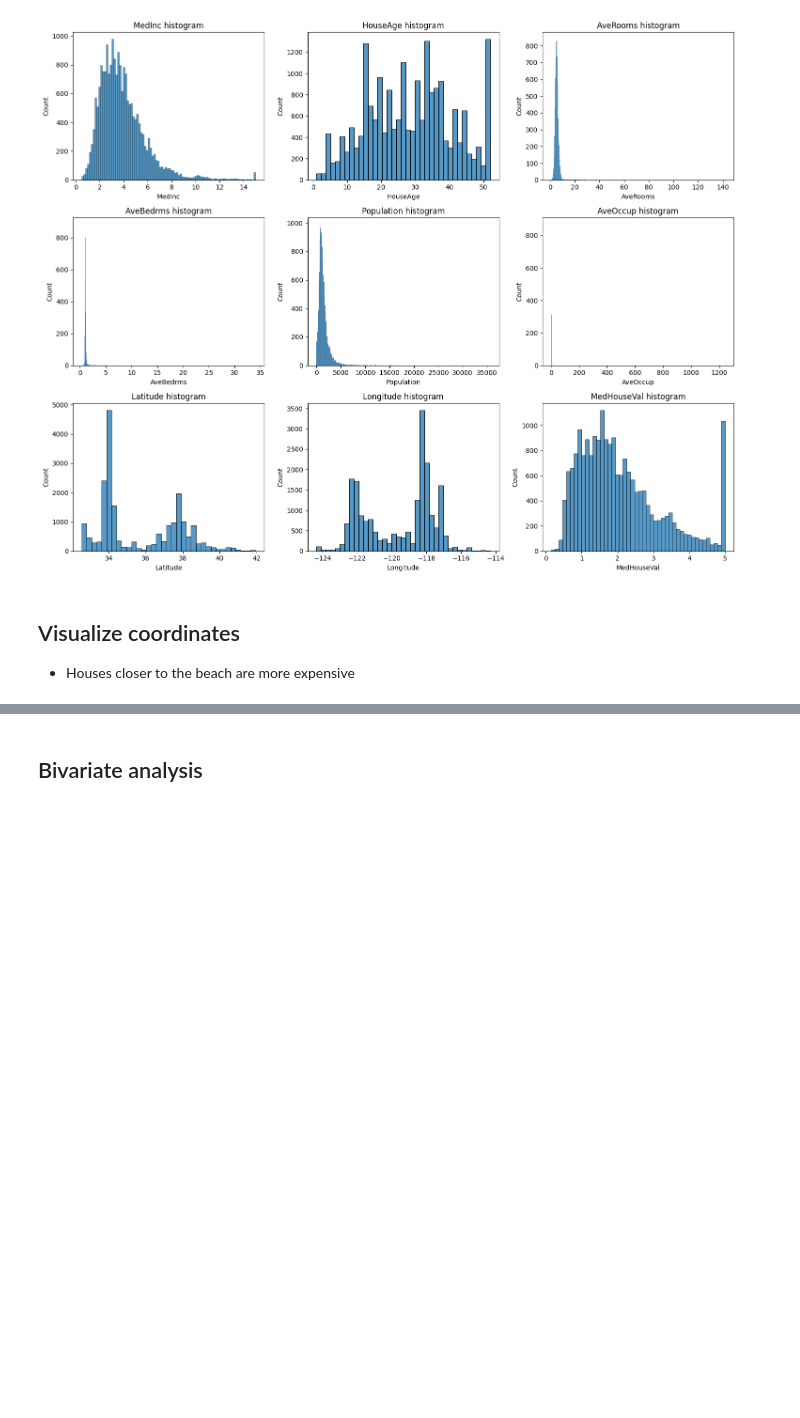
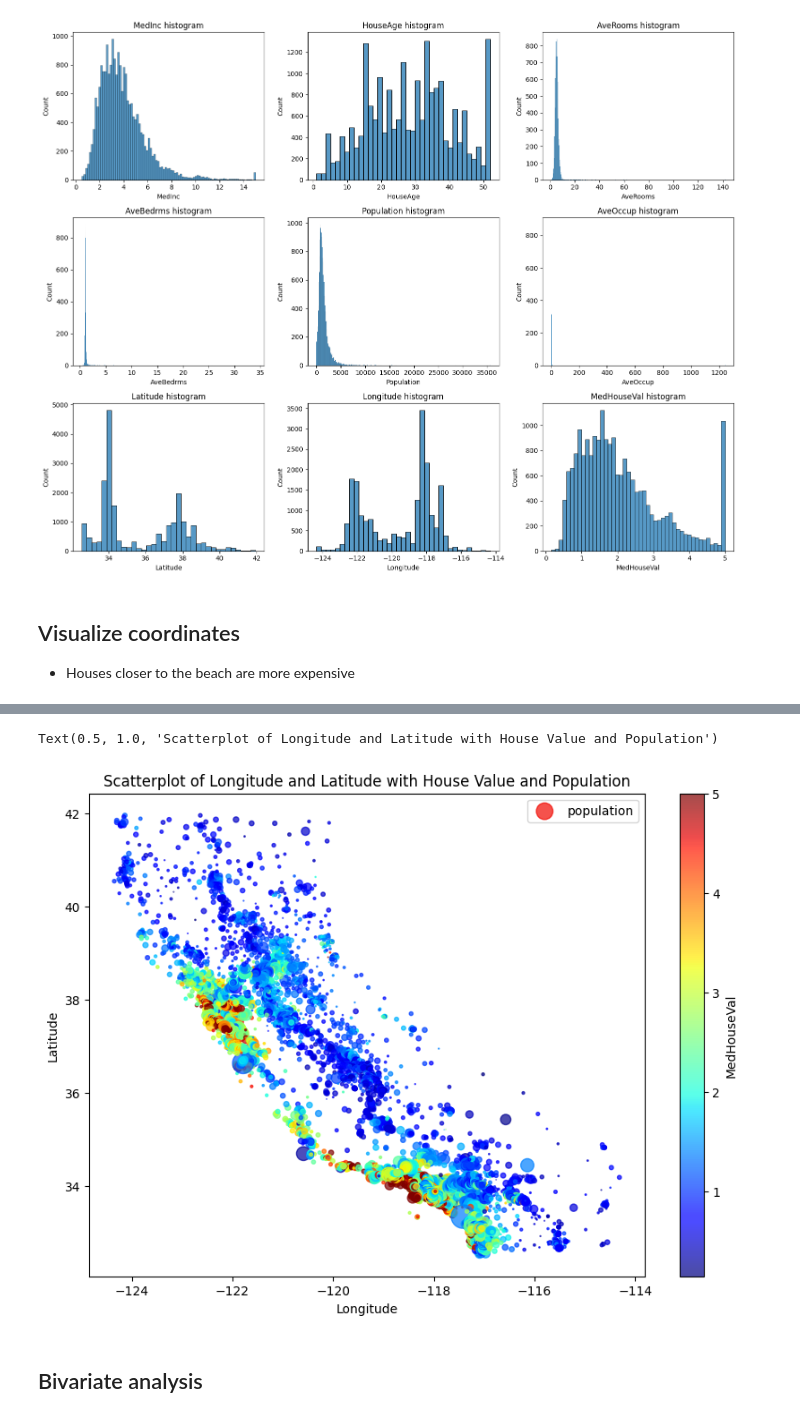
Before and after one commit to sheilambadi/machine-learning-zoomcamp, a Jupyter notebook: machine-learning-zoomcamp/02_regression/california_housing_price_prediction.ipynb, the cells around one changed output, grey strips where cells are left out. Saved outputs shown, nothing was run; the diff lists cells and outputs as text; code cells hidden in the pictures; blank space fills up the shorter version.

Commit message:
Add visualization for coordinates and other variables

```diff
--- a/machine-learning-zoomcamp/02_regression/california_housing_price_prediction.ipynb
+++ b/machine-learning-zoomcamp/02_regression/california_housing_price_prediction.ipynb
@@ -263,0 +288,18 @@ px.scatter_geo(data_frame=data,
+# %%
+combined_df.plot(
+    kind="scatter",
+    x="Longitude",
+    y="Latitude",
+    c="MedHouseVal",
+    cmap="jet",
+    colorbar=True,
+    legend=True,
+    sharex=False,
+    figsize=(10,7),
+    s=data['Population']/100,
+    label="population",
+    alpha=0.7)
+plt.title("Scatterplot of Longitude and Latitude with House Value and Population")
+# %% [output]
+Text(0.5, 1.0, 'Scatterplot of Longitude and Latitude with House Value and Population')
+[figure, added]
```
Also changed, not shown: parts of 3 cells of this notebook.
